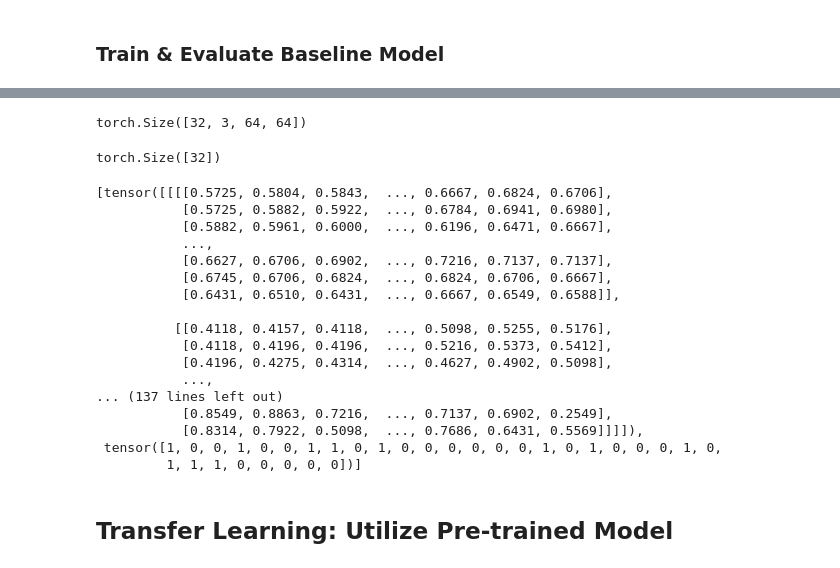
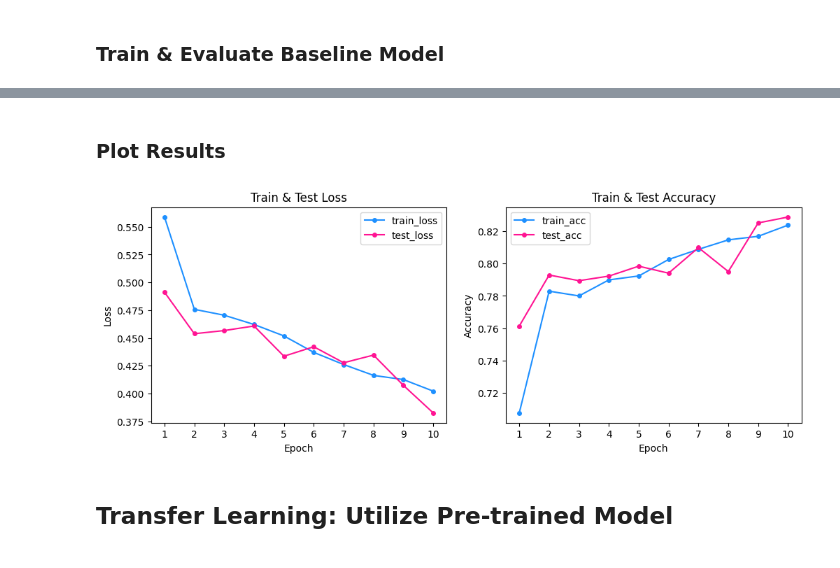
Before and after one commit to christopherbui/machine-learning-projects, a Jupyter notebook: histopathologic-cancer-detection/cancer_detection.ipynb, the cells around one changed output, grey strips where cells are left out. Saved outputs shown, nothing was run; the diff lists cells and outputs as text; code cells hidden in the pictures.

Commit message:
finished baseline model

```diff
--- a/histopathologic-cancer-detection/cancer_detection.ipynb
+++ b/histopathologic-cancer-detection/cancer_detection.ipynb
@@ -711,7 +758,7 @@ def train(model: torch.nn.Module,
                'test_acc': []}
 
     # train and evaluate model for number of epochs
-    for epoch in tqdm(range(epochs)):
+    for epoch in tqdm(range(1, epochs+1)):
         train_loss, train_acc = train_step(model=model,
                                            dataloader=train_dataloader,
                                            loss_fn=loss_fn,
@@ -723,7 +770,7 @@ def train(model: torch.nn.Module,
                                         device=device)
 
         # print results
-        print(f'Train Loss: {train_loss:2f} | Train Acc: {train_acc:.2f} | Test Loss: {test_loss:.2f} | Test Acc: {test_acc:.2f}')
+        print(f'EPOCH: {epoch} | Train Loss: {train_loss:.2f} | Train Acc: {train_acc:.2f} | Test Loss: {test_loss:.2f} | Test Acc: {test_acc:.2f}')
 
         results['train_loss'].append(train_loss)
         results['train_acc'].append(train_acc)
@@ -771,32 +831,47 @@ RuntimeError: Found dtype Long but expected Float
-# %%
-train_sample = next(iter(train_dataloader))
-train_sample[0].shape
-# %% [output]
-torch.Size([32, 3, 64, 64])
-# %%
-train_sample[1].shape
-# %% [output]
-torch.Size([32])
-# %%
-train_sample
-# %% [output]
-[tensor([[[[0.5725, 0.5804, 0.5843,  ..., 0.6667, 0.6824, 0.6706],
-           [0.5725, 0.5882, 0.5922,  ..., 0.6784, 0.6941, 0.6980],
-           [0.5882, 0.5961, 0.6000,  ..., 0.6196, 0.6471, 0.6667],
-           ...,
-           [0.6627, 0.6706, 0.6902,  ..., 0.7216, 0.7137, 0.7137],
-           [0.6745, 0.6706, 0.6824,  ..., 0.6824, 0.6706, 0.6667],
-           [0.6431, 0.6510, 0.6431,  ..., 0.6667, 0.6549, 0.6588]],
-
-          [[0.4118, 0.4157, 0.4118,  ..., 0.5098, 0.5255, 0.5176],
-           [0.4118, 0.4196, 0.4196,  ..., 0.5216, 0.5373, 0.5412],
-           [0.4196, 0.4275, 0.4314,  ..., 0.4627, 0.4902, 0.5098],
-           ...,
-... (137 lines left out)
-           [0.8549, 0.8863, 0.7216,  ..., 0.7137, 0.6902, 0.2549],
-           [0.8314, 0.7922, 0.5098,  ..., 0.7686, 0.6431, 0.5569]]]]),
- tensor([1, 0, 0, 1, 0, 0, 1, 1, 0, 1, 0, 0, 0, 0, 0, 0, 1, 0, 1, 0, 0, 0, 1, 0,
-         1, 1, 1, 0, 0, 0, 0, 0])]
+# %% [markdown]
+### Plot Results
+# %%
+def plot_loss_curves(model_results: Dict[str, List[float]]):
+    """
+    Plots the train and test loss and accuracy curves.
+
+    Parameters:
+        model_results (dict): dictionary of model train loss, train accuracy, test loss, test accuracy
+    """
+    train_loss = model_results['train_loss']
+    train_acc = model_results['train_acc']
+    test_loss = model_results['test_loss']
+    test_acc = model_results['test_acc']
+
+    # sanity check
+    assert len(train_loss) == len(train_acc) == len(test_loss) == len(test_acc)
+    epochs = np.arange(1, len(train_loss)+1)
+
+    plt.figure(figsize=(12, 4))
+
+    # plot loss
+    plt.subplot(1, 2, 1)
+    plt.plot(epochs, train_loss, label='train_loss', marker='o', markersize=4, color='dodgerblue')
+    plt.plot(epochs, test_loss, label='test_loss', marker='o', markersize=4, color='deeppink')
+    plt.title('Train & Test Loss')
+    plt.xticks(ticks=epochs)
+    plt.xlabel('Epoch')
+    plt.ylabel('Loss')
+    plt.legend()
+
+    # plot accuracy
+    plt.subplot(1, 2, 2)
+    plt.plot(epochs, train_acc, label='train_acc', marker='o', markersize=4, color='dodgerblue')
+    plt.plot(epochs, test_acc, label='test_acc', marker='o', markersize=4, color='deeppink')
+    plt.title('Train & Test Accuracy')
+    plt.xticks(ticks=epochs)
+    plt.xlabel('Epoch')
+    plt.ylabel('Accuracy')
+    plt.legend()
+# %%
+plot_loss_curves(simple_model_results)
+# %% [output]
+[figure, added]
 # %% [markdown]
 ## Transfer Learning: Utilize Pre-trained Model
 # %%
```
Also changed, not shown: parts of 15 cells of this notebook.
